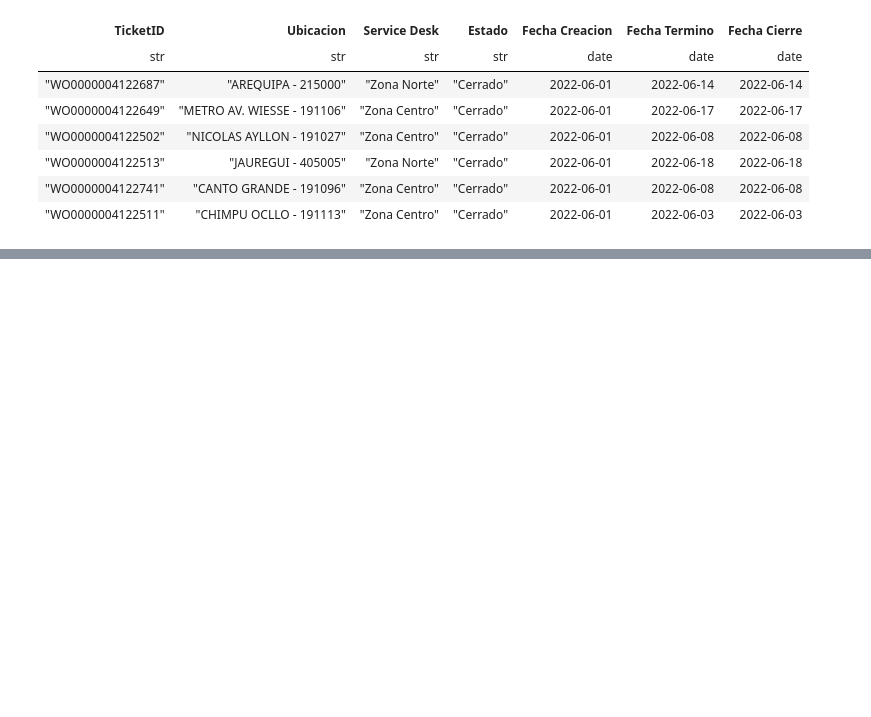
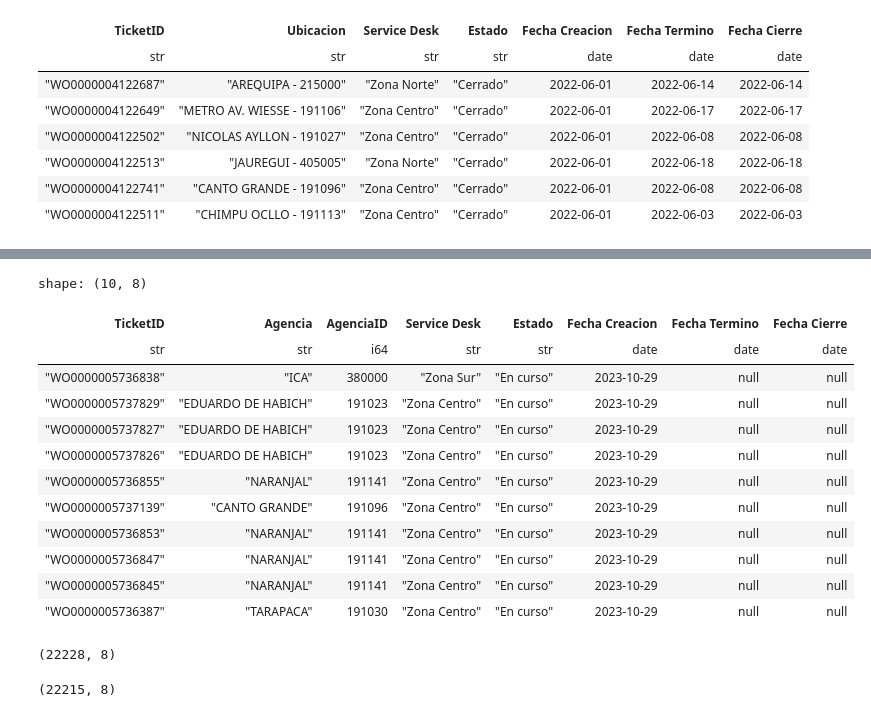
Before and after one commit to RafaelMerma/Python-For-ETL-E1, a Jupyter notebook: Proceso ETL.ipynb, the cells around one changed output, grey strips where cells are left out. Saved outputs shown, nothing was run; the diff lists cells and outputs as text; code cells hidden in the pictures; blank space fills up the shorter version.

```diff
--- a/Proceso ETL.ipynb
+++ b/Proceso ETL.ipynb
@@ -99,0 +108,4 @@ shape: (4, 7)
+# %%
+#Para consolidar 2 dataframes se debe tener en cuenta el nombre de las columnas y el tipo
+actual = actual.rename({"Numero Ticket": "TicketID"})
+actual.head()
@@ -99,0 +121,4 @@ shape: (4, 7)
+# %%
+"""Se puede consolidar por concat"""
+tickets = pl.concat([historico,actual])
+tickets.head()
@@ -99,0 +160,34 @@ shape: (4, 7)
+# %%
+#Spliteando una columna
+tickets=tickets.with_columns(
+    pl.col("Ubicacion")
+    .str.split_exact(" - ",1)
+    .struct.rename_fields(["Agencia","AgenciaID"])
+).unnest("Ubicacion")
+# %%
+tickets = tickets.cast({"AgenciaID": pl.Int64})
+# %%
+tickets.tail(10)
+# %% [output]
+shape: (10, 8)
+| TicketID | Agencia | AgenciaID | Service Desk | Estado | Fecha Creacion | Fecha Termino | Fecha Cierre |
+| str | str | i64 | str | str | date | date | date |
+| "WO0000005736838" | "ICA" | 380000 | "Zona Sur" | "En curso" | 2023-10-29 | null | null |
+| "WO0000005737829" | "EDUARDO DE HABICH" | 191023 | "Zona Centro" | "En curso" | 2023-10-29 | null | null |
+| "WO0000005737827" | "EDUARDO DE HABICH" | 191023 | "Zona Centro" | "En curso" | 2023-10-29 | null | null |
+| "WO0000005737826" | "EDUARDO DE HABICH" | 191023 | "Zona Centro" | "En curso" | 2023-10-29 | null | null |
+| "WO0000005736855" | "NARANJAL" | 191141 | "Zona Centro" | "En curso" | 2023-10-29 | null | null |
+| "WO0000005737139" | "CANTO GRANDE" | 191096 | "Zona Centro" | "En curso" | 2023-10-29 | null | null |
+| "WO0000005736853" | "NARANJAL" | 191141 | "Zona Centro" | "En curso" | 2023-10-29 | null | null |
+| "WO0000005736847" | "NARANJAL" | 191141 | "Zona Centro" | "En curso" | 2023-10-29 | null | null |
+| "WO0000005736845" | "NARANJAL" | 191141 | "Zona Centro" | "En curso" | 2023-10-29 | null | null |
+| "WO0000005736387" | "TARAPACA" | 191030 | "Zona Centro" | "En curso" | 2023-10-29 | null | null |
+# %%
+#Viendo valors duplicados
+tickets.shape
+# %% [output]
+(22228, 8)
+# %%
+tickets.unique(subset="TicketID").shape
+# %% [output]
+(22215, 8)
```
Also changed, not shown: parts of 13 cells of this notebook.
